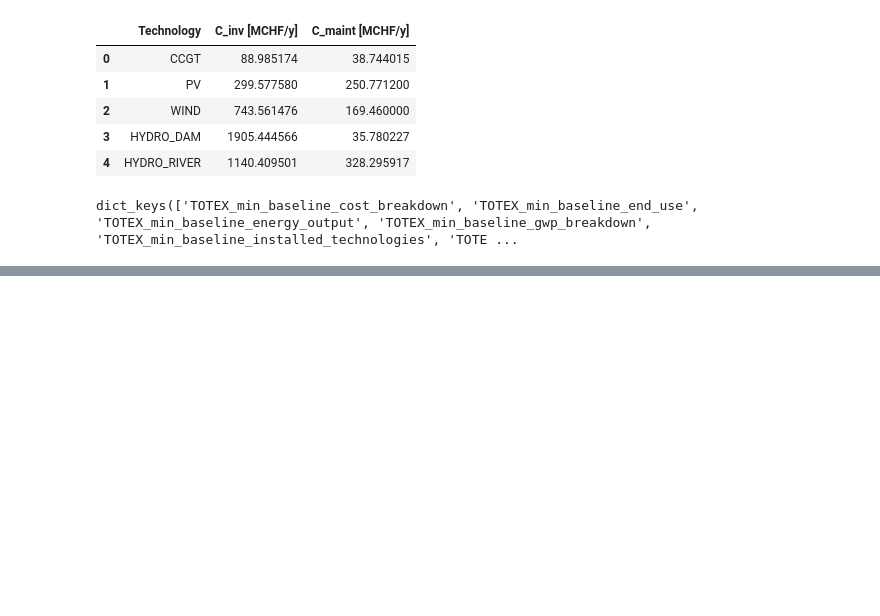
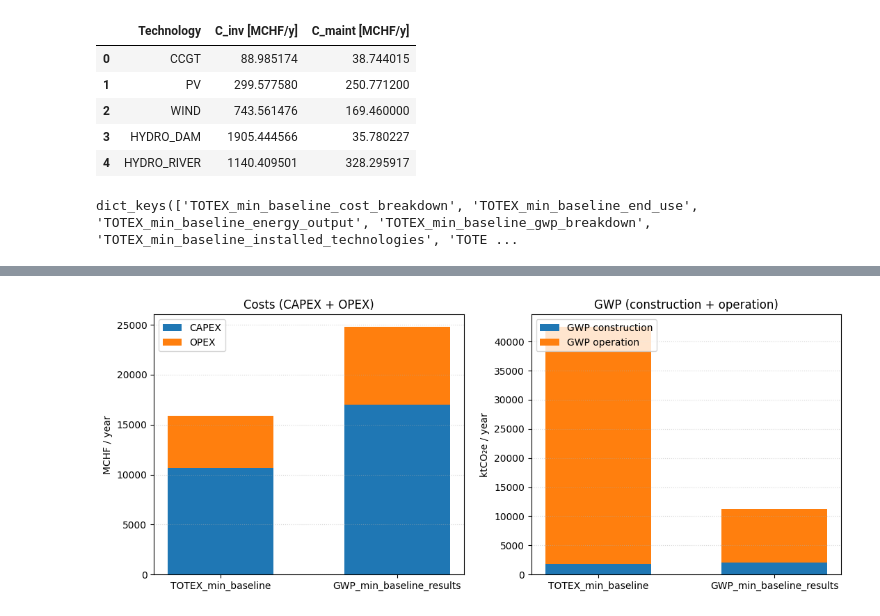
Before and after one commit to DieckmannDaniel/Git_energy_model, a Jupyter notebook: Code/visualization.ipynb, the cells around one changed output, grey strips where cells are left out. Drawn from its saved outputs; the diff is of its cells as text; code cells hidden in the pictures; blank space fills up the shorter version.

```diff
--- a/Code/visualization.ipynb
+++ b/Code/visualization.ipynb
@@ -501,0 +104,82 @@ if plot_count == 0:
+# %%
+import pandas as pd
+import matplotlib.pyplot as plt
+
+# === pick which performance DFs (keys in all_data) to compare ===
+MODELS = [
+    "TOTEX_min_baseline_performance",
+    "GWP_min_baseline_results_performance",
+]
+# =================================================================
+
+def grab_metrics(df: pd.DataFrame) -> dict:
+    """Return CAPEX/OPEX/TOTEX and GWP parts from a performance table."""
+    # find indicator column, drop any repeated header rows
+    ind = next((c for c in df.columns if "indicator" in c.lower()), df.columns[0])
+    clean = df[df[ind].astype(str).str.lower() != "indicator"].copy()
+
+    # pick the first non-indicator column that has numbers
+    val_cols = [c for c in df.columns if c != ind]
+    def get(indicator, default=0.0):
+        rows = clean[clean[ind].astype(str).str.strip() == indicator]
+        if rows.empty: return default
+        for c in val_cols:
+            s = pd.to_numeric(rows[c], errors="coerce")
+            if s.notna().any():
+                return float(s.dropna().iloc[0])
+        return default
+
+    return {
+        "CAPEX [MCHF/y]":                 get("CAPEX"),
+        "OPEX [MCHF/y]":                  get("OPEX"),
+        "TOTEX [MCHF/y]":                 get("TOTEX"),
+        "GWP_construction [ktCO2e/y]":   get("GWP_construction"),
+        "GWP_op [ktCO2e/y]":             get("GWP_op"),
+        "GWP_total [ktCO2e/y]":          get("GWP_total"),
+    }
+
+# ---------- retrieve & summarize ----------
+rows = []
+for key in MODELS:
+    df = all_data[key]  # expects you already filled all_data[key] with each performance DataFrame
+    label = key[:-12] if key.endswith("_performance") else key
+    m = grab_metrics(df)
+    m["Model"] = label
+    rows.append(m)
+
+summary = pd.DataFrame(rows).set_index("Model")
+print(summary)  # optional: see the numbers
+
+# ---------- visualize ----------
+model_names = summary.index.tolist()
+x = range(len(model_names))
+bar_w = 0.6
+
+fig, (ax_cost, ax_gwp) = plt.subplots(1, 2, figsize=(11, 4.5))
+
+# Costs: CAPEX + OPEX
+capex = summary["CAPEX [MCHF/y]"].astype(float).values
+opex  = summary["OPEX [MCHF/y]"].astype(float).values
+b1 = ax_cost.bar(x, capex, width=bar_w)
+b2 = ax_cost.bar(x, opex,  width=bar_w, bottom=capex)
+ax_cost.set_xticks(list(x)); ax_cost.set_xticklabels(model_names)
+ax_cost.set_title("Costs (CAPEX + OPEX)"); ax_cost.set_ylabel("MCHF / year")
+ax_cost.legend([b1, b2], ["CAPEX", "OPEX"], loc="upper left")
+ax_cost.grid(axis="y", linestyle=":", alpha=0.5)
+
+# GWP: construction + operation
+gwp_c = summary["GWP_construction [ktCO2e/y]"].astype(float).values
+gwp_o = summary["GWP_op [ktCO2e/y]"].astype(float).values
+g1 = ax_gwp.bar(x, gwp_c, width=bar_w)
+g2 = ax_gwp.bar(x, gwp_o, width=bar_w, bottom=gwp_c)
+ax_gwp.set_xticks(list(x)); ax_gwp.set_xticklabels(model_names)
+ax_gwp.set_title("GWP (construction + operation)"); ax_gwp.set_ylabel("ktCO₂e / year")
+ax_gwp.legend([g1, g2], ["GWP construction", "GWP operation"], loc="upper left")
+ax_gwp.grid(axis="y", linestyle=":", alpha=0.5)
+
+plt.tight_layout()
+plt.show()
+
+# optional: keep the summary in the notebook output
+summary
+# %% [output]
@@ -501,0 +200 @@ if plot_count == 0:
+[figure, added]
```
Also changed, not shown: parts of 15 cells of this notebook.
